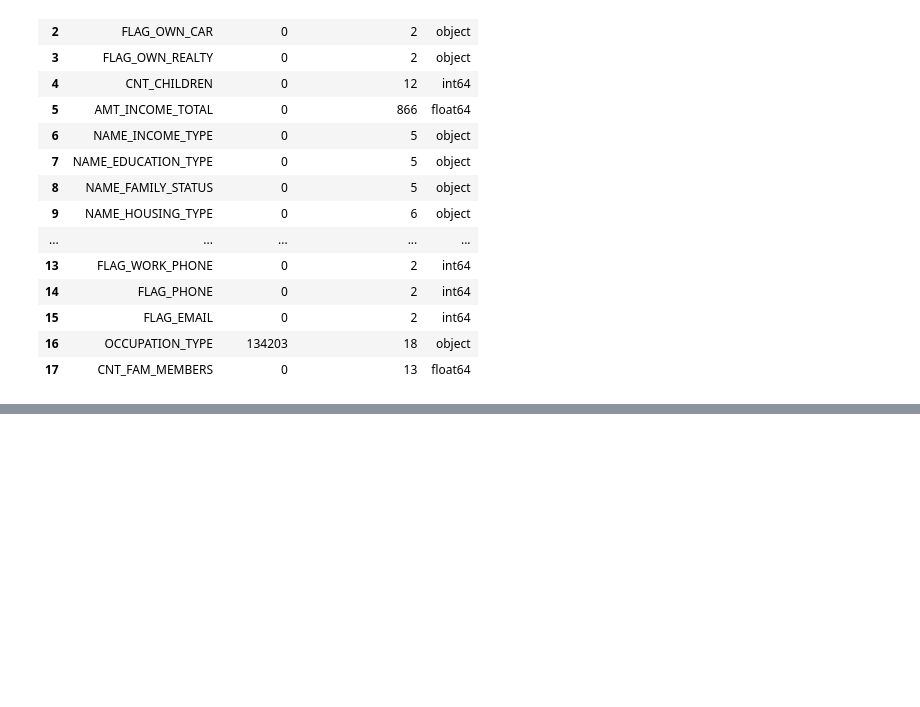
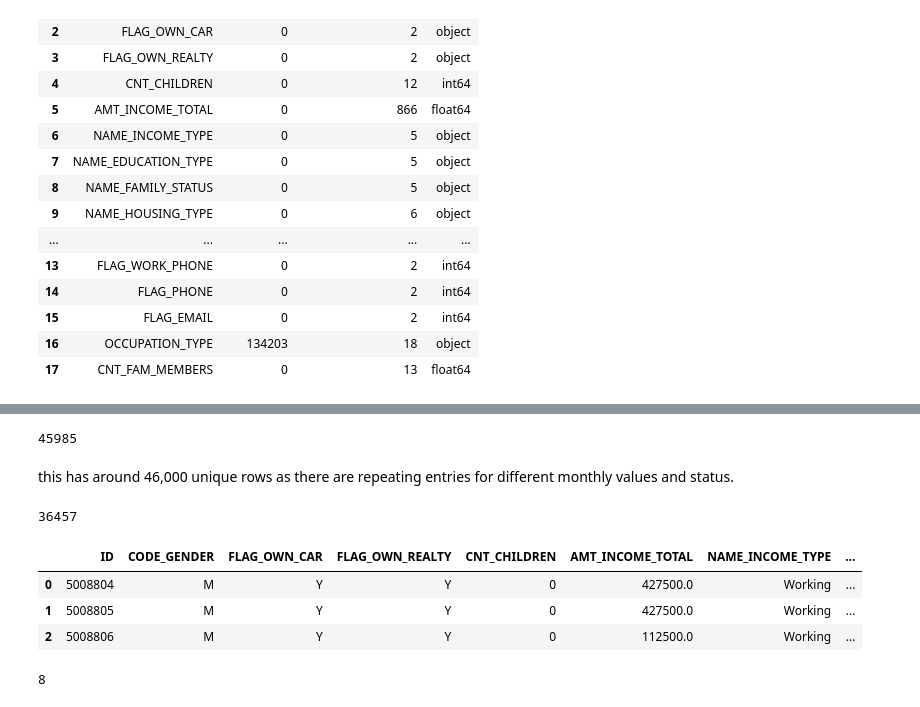
Before and after one commit to RV249/Final_Assignment_AAI_510, a Jupyter notebook: Team2-FinalProject.ipynb, the cells around one changed output, grey strips where cells are left out. Saved outputs shown, nothing was run; the diff lists cells and outputs as text; code cells hidden in the pictures; blank space fills up the shorter version.

```diff
--- a/Team2-FinalProject.ipynb
+++ b/Team2-FinalProject.ipynb
@@ -131,0 +134,3 @@ pd.concat([null_count, unique_valuecount , datatypes], axis=1).T.drop_duplicates
+# %%
+apprecprocess=df1.copy()
+credrecprocess=df2.copy()
@@ -131,0 +143,4 @@ pd.concat([null_count, unique_valuecount , datatypes], axis=1).T.drop_duplicates
+# %%
+apprecprocess = apprecprocess.drop_duplicates('ID', keep='last')
+# we identified that there are some duplicates in this dataset
+# we will be deleting those duplicates and will keep the last entry of the ID if its repeated.
@@ -131,0 +160,26 @@ pd.concat([null_count, unique_valuecount , datatypes], axis=1).T.drop_duplicates
+# %%
+credrecprocess['ID'].nunique()
+# %% [output]
+45985
+# %% [markdown]
+this has around 46,000 unique rows as there are repeating entries for different monthly values and status.
+# %%
+# checking to see how many records match in two datasets
+len(set(credrecprocess['ID']).intersection(set(apprecprocess['ID'])))
+# %% [output]
+36457
+# %%
+# find all users' account open month.
+begin_month=pd.DataFrame(credrecprocess.groupby(["ID"])["MONTHS_BALANCE"].agg(min))
+begin_month=begin_month.rename(columns={'MONTHS_BALANCE':'begin_month'})
+appcredmergedata=pd.merge(apprecprocess,begin_month,how="left",on="ID") #merge to record data
+appcredmergedata.head(3)
+# %% [output]
+|  | ID | CODE_GENDER | FLAG_OWN_CAR | FLAG_OWN_REALTY | CNT_CHILDREN | AMT_INCOME_TOTAL | NAME_INCOME_TYPE | ... |
+| 0 | 5008804 | M | Y | Y | 0 | 427500.0 | Working | ... |
+| 1 | 5008805 | M | Y | Y | 0 | 427500.0 | Working | ... |
+| 2 | 5008806 | M | Y | Y | 0 | 112500.0 | Working | ... |
+# %%
+credrecprocess['STATUS'].nunique()
+# %% [output]
+8
```
Also changed, not shown: parts of 42 cells of this notebook.
